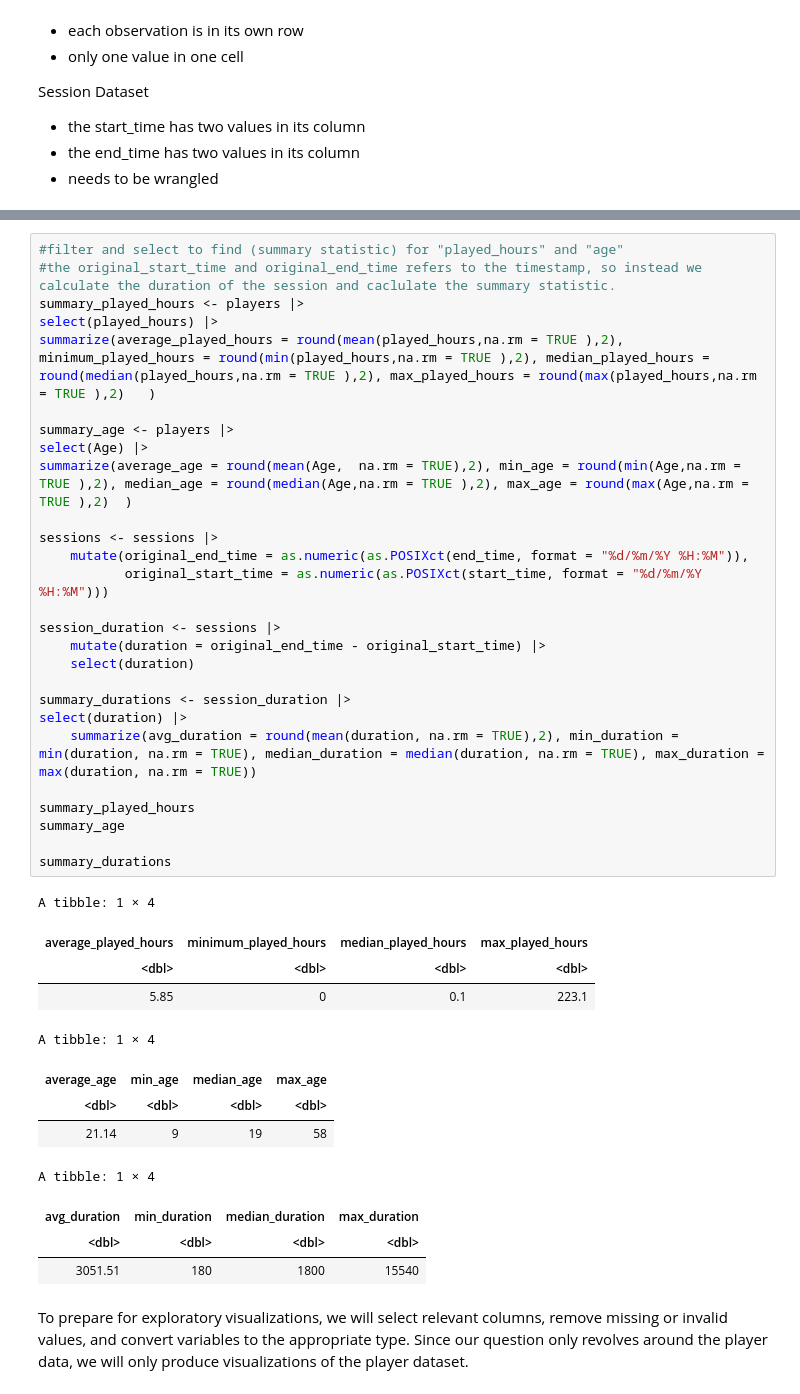
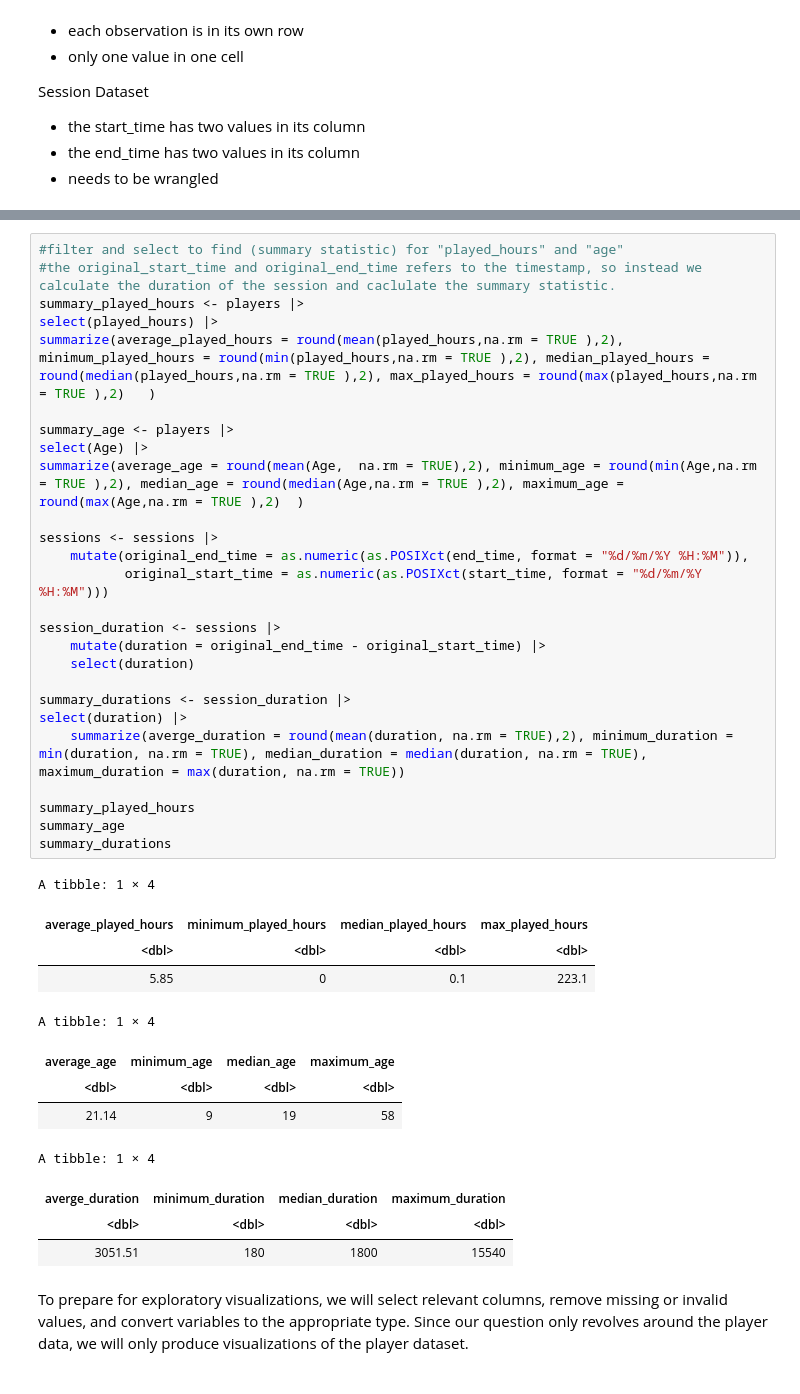
Before and after one commit to ansonng1205-tech/DSCI-Project, a Jupyter notebook: Group 43 Anson Individual Project.ipynb, the cells around one changed output, grey strips where cells are left out. Drawn from its saved outputs; the diff is of its cells as text.

```diff
--- a/Group 43 Anson Individual Project.ipynb
+++ b/Group 43 Anson Individual Project.ipynb
@@ -157,38 +157,37 @@ A tibble: 1535 × 7
 summary_played_hours <- players |>
 select(played_hours) |>
 summarize(average_played_hours = round(mean(played_hours,na.rm = TRUE ),2), minimum_played_hours = round(min(played_hours,na.rm = TRUE ),2), median_played_hours = round(median(played_hours,na.rm = TRUE ),2), max_played_hours = round(max(played_hours,na.rm = TRUE ),2)   )
 
 summary_age <- players |>
 select(Age) |>
-summarize(average_age = round(mean(Age,  na.rm = TRUE),2), min_age = round(min(Age,na.rm = TRUE ),2), median_age = round(median(Age,na.rm = TRUE ),2), max_age = round(max(Age,na.rm = TRUE ),2)  )
+summarize(average_age = round(mean(Age,  na.rm = TRUE),2), minimum_age = round(min(Age,na.rm = TRUE ),2), median_age = round(median(Age,na.rm = TRUE ),2), maximum_age = round(max(Age,na.rm = TRUE ),2)  )
 
 sessions <- sessions |>
     mutate(original_end_time = as.numeric(as.POSIXct(end_time, format = "%d/%m/%Y %H:%M")),
            original_start_time = as.numeric(as.POSIXct(start_time, format = "%d/%m/%Y %H:%M")))
 
 session_duration <- sessions |>
     mutate(duration = original_end_time - original_start_time) |>
     select(duration)
 
 summary_durations <- session_duration |>
 select(duration) |>
-    summarize(avg_duration = round(mean(duration, na.rm = TRUE),2), min_duration = min(duration, na.rm = TRUE), median_duration = median(duration, na.rm = TRUE), max_duration = max(duration, na.rm = TRUE))
+    summarize(averge_duration = round(mean(duration, na.rm = TRUE),2), minimum_duration = min(duration, na.rm = TRUE), median_duration = median(duration, na.rm = TRUE), maximum_duration = max(duration, na.rm = TRUE))
 
 summary_played_hours
 summary_age
-
 summary_durations
 # %% [output]
 A tibble: 1 × 4
 | average_played_hours | minimum_played_hours | median_played_hours | max_played_hours |
 | <dbl> | <dbl> | <dbl> | <dbl> |
 | 5.85 | 0 | 0.1 | 223.1 |
 A tibble: 1 × 4
-| average_age | min_age | median_age | max_age |
+| average_age | minimum_age | median_age | maximum_age |
 | <dbl> | <dbl> | <dbl> | <dbl> |
 | 21.14 | 9 | 19 | 58 |
 A tibble: 1 × 4
-| avg_duration | min_duration | median_duration | max_duration |
+| averge_duration | minimum_duration | median_duration | maximum_duration |
 | <dbl> | <dbl> | <dbl> | <dbl> |
 | 3051.51 | 180 | 1800 | 15540 |
 # %% [markdown]
```
Also changed, not shown: parts of 9 cells of this notebook.
